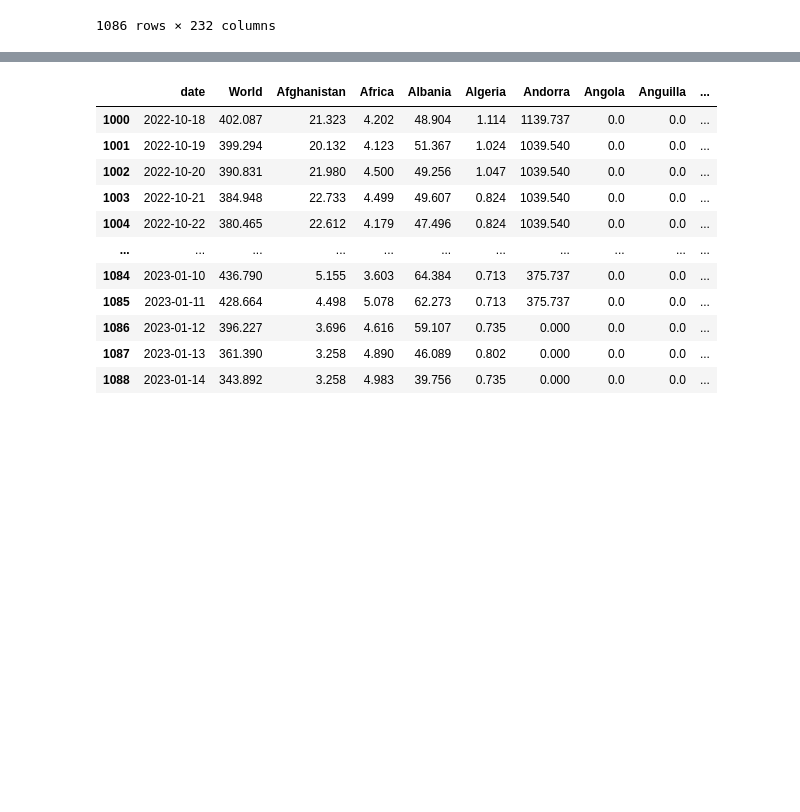
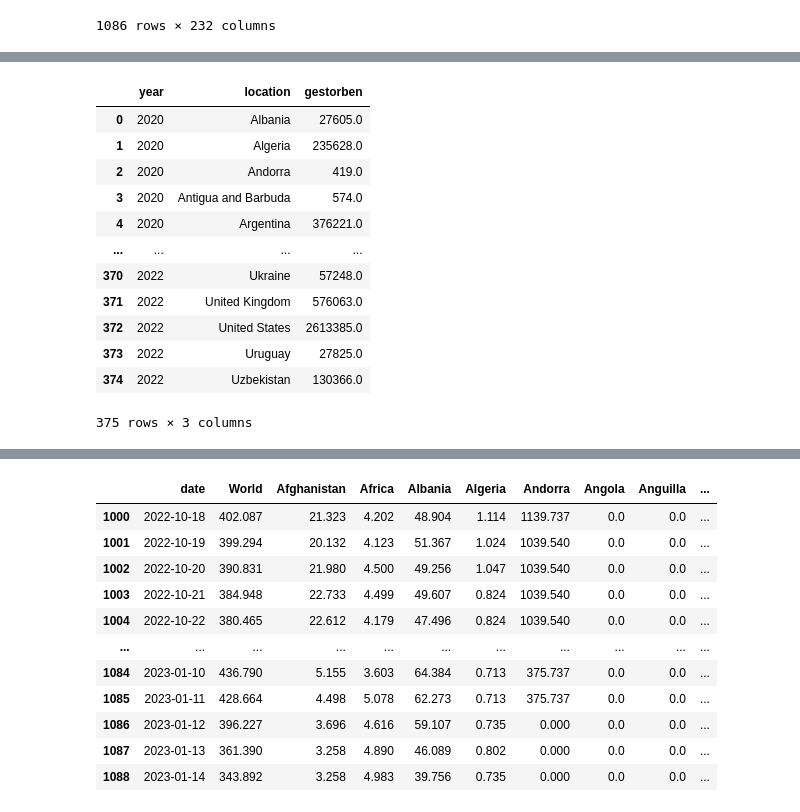
Before and after one commit to moshchev/smart_data, a Jupyter notebook: analyse.ipynb, the cells around one changed output, grey strips where cells are left out. Saved outputs shown, nothing was run; the diff lists cells and outputs as text; code cells hidden in the pictures; blank space fills up the shorter version.

```diff
--- a/analyse.ipynb
+++ b/analyse.ipynb
@@ -68,0 +109,17 @@ new_cases
+# %%
+mort_year = mort_fin.groupby(by= ['year', 'location']).gestorben.sum().reset_index()
+mort_year
+# %% [output]
+|  | year | location | gestorben |
+| 0 | 2020 | Albania | 27605.0 |
+| 1 | 2020 | Algeria | 235628.0 |
+| 2 | 2020 | Andorra | 419.0 |
+| 3 | 2020 | Antigua and Barbuda | 574.0 |
+| 4 | 2020 | Argentina | 376221.0 |
+| ... | ... | ... | ... |
+| 370 | 2022 | Ukraine | 57248.0 |
+| 371 | 2022 | United Kingdom | 576063.0 |
+| 372 | 2022 | United States | 2613385.0 |
+| 373 | 2022 | Uruguay | 27825.0 |
+| 374 | 2022 | Uzbekistan | 130366.0 |
+375 rows × 3 columns
```
Also changed, not shown: parts of 20 cells of this notebook.
